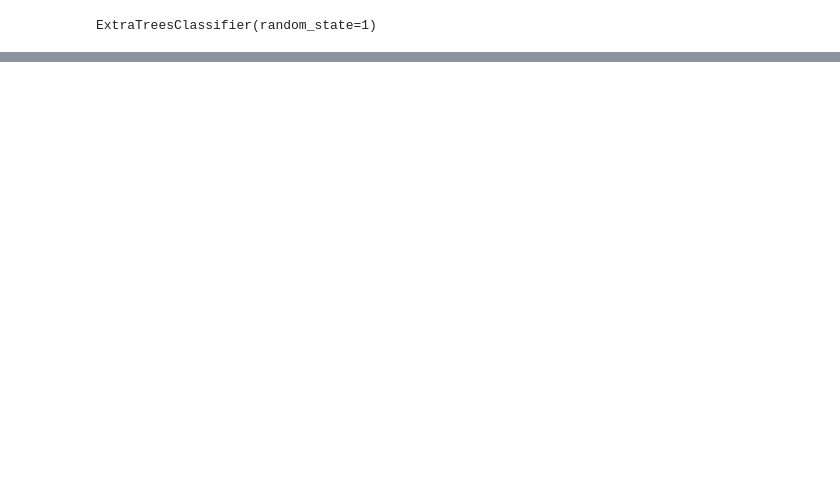
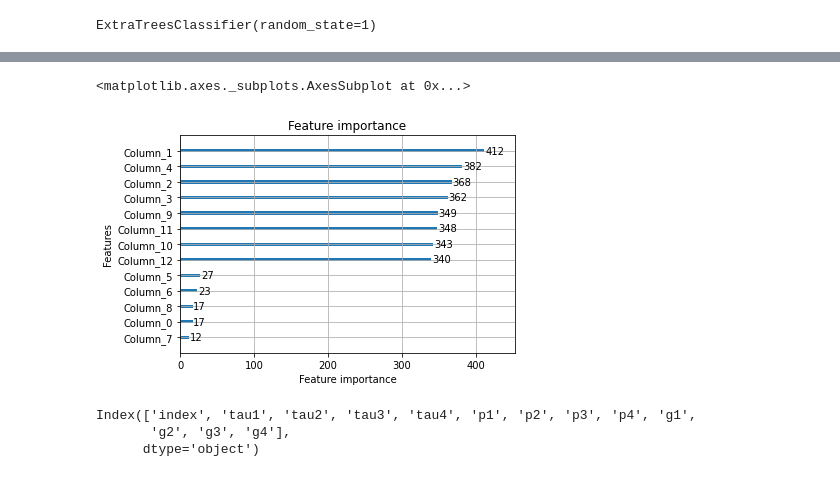
Before and after one commit to victoruwazurike1/Hamoye_Internship_Notebooks, a Jupyter notebook: classification_tag_along.ipynb, the cells around one changed output, grey strips where cells are left out. Saved outputs shown, nothing was run; the diff lists cells and outputs as text; code cells hidden in the pictures; blank space fills up the shorter version.

```diff
--- a/classification_tag_along.ipynb
+++ b/classification_tag_along.ipynb
@@ -64,5 +64,5 @@ memory usage: 1015.8+ KB
-# %%
-df['stabf'] = df['stabf'].astype('category')
+# %%
+df['stabf'] = df["stabf"].apply(lambda x: 1 if x == "stable" else 0)
 # %%
 df.info()
 # %% [output]
@@ -147,0 +169,5 @@ etc_random_search = ExtraTreesClassifier(random_state=1)
+# %%
+lgbm.plot_importance(lgb)
+# %% [output]
+<matplotlib.axes._subplots.AxesSubplot at 0x...>
+[figure, added]
@@ -147,0 +176,7 @@ etc_random_search = ExtraTreesClassifier(random_state=1)
+# %%
+features = X.columns
+features
+# %% [output]
+Index(['index', 'tau1', 'tau2', 'tau3', 'tau4', 'p1', 'p2', 'p3', 'p4', 'g1',
+       'g2', 'g3', 'g4'],
+      dtype='object')
```
Also changed, not shown: parts of 16 cells of this notebook.
